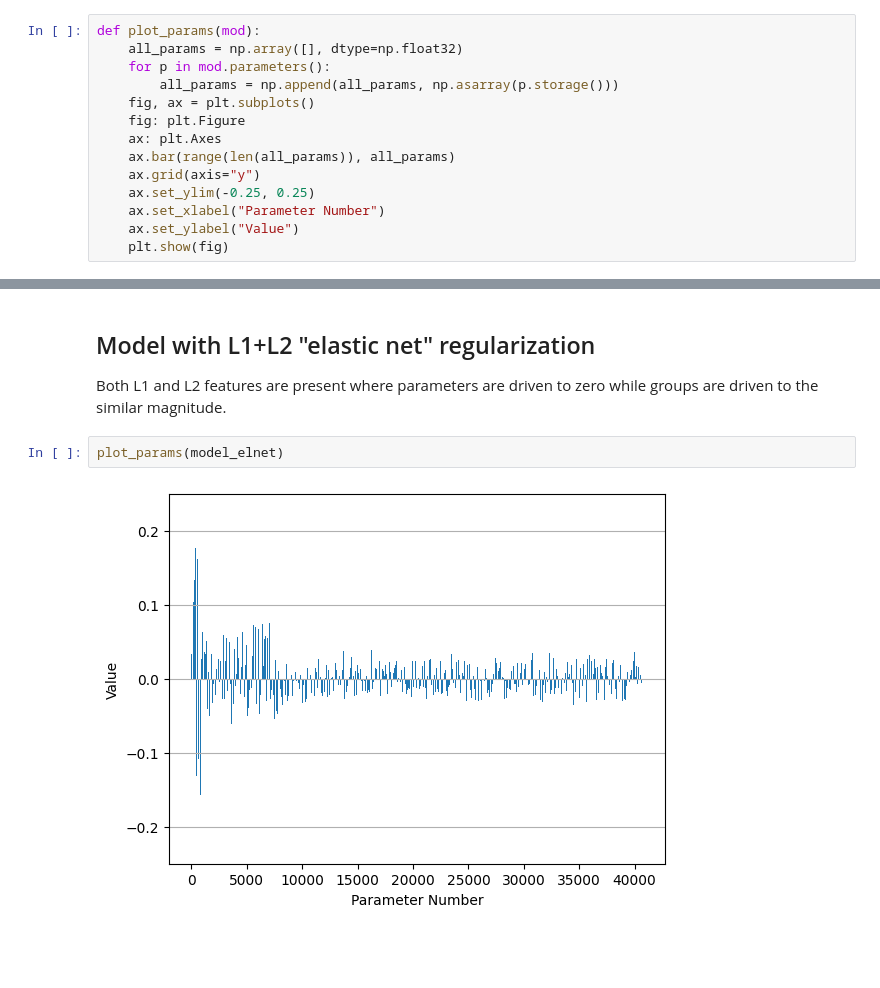
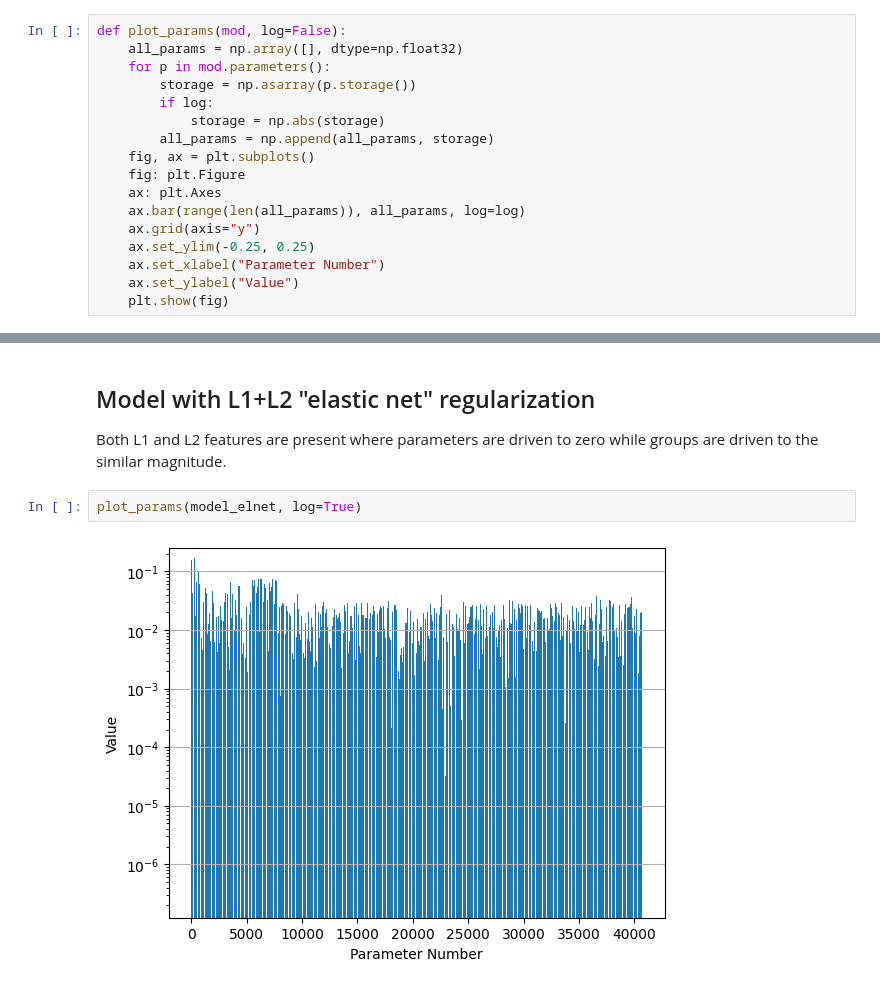
Before and after one commit to hoganman/deeplearningpytorch, a Jupyter notebook: 04-convolutional-nn.ipynb, the cells around one changed output, grey strips where cells are left out. Saved outputs shown, nothing was run; the diff lists cells and outputs as text; blank space fills up the shorter version.

```diff
--- a/04-convolutional-nn.ipynb
+++ b/04-convolutional-nn.ipynb
@@ -524,14 +515,17 @@ model(batch_t), model_l1(batch_t), model_l2(batch_t), model_elnet(batch_t)
 # %% [markdown]
 For all the models, they predict that the image is an airplane. So far so good. What do the parameter values look like between the models?
 # %%
-def plot_params(mod):
+def plot_params(mod, log=False):
     all_params = np.array([], dtype=np.float32)
     for p in mod.parameters():
-        all_params = np.append(all_params, np.asarray(p.storage()))
+        storage = np.asarray(p.storage())
+        if log:
+            storage = np.abs(storage)
+        all_params = np.append(all_params, storage)
     fig, ax = plt.subplots()
     fig: plt.Figure
     ax: plt.Axes
-    ax.bar(range(len(all_params)), all_params)
+    ax.bar(range(len(all_params)), all_params, log=log)
     ax.grid(axis="y")
     ax.set_ylim(-0.25, 0.25)
     ax.set_xlabel("Parameter Number")
@@ -564,6 +562,6 @@ plot_params(model_l1)
 
 Both L1 and L2 features are present where parameters are driven to zero while groups are driven to the similar magnitude.
 # %%
-plot_params(model_elnet)
+plot_params(model_elnet, log=True)
 # %% [output]
-[figure, old version]
+[figure, new version]
```
Also changed, not shown: parts of 13 cells of this notebook.
